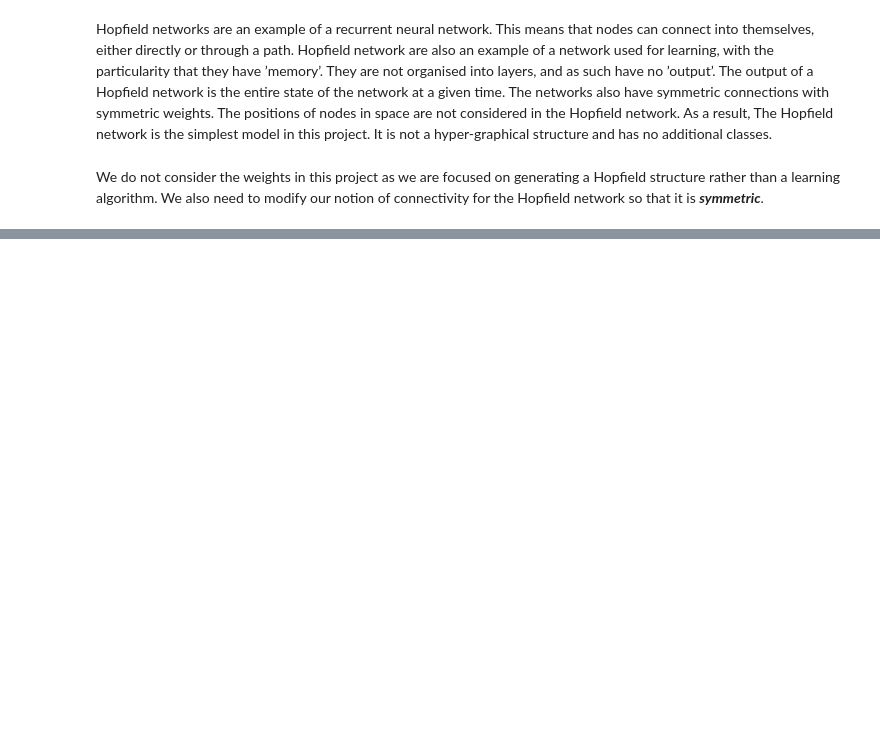
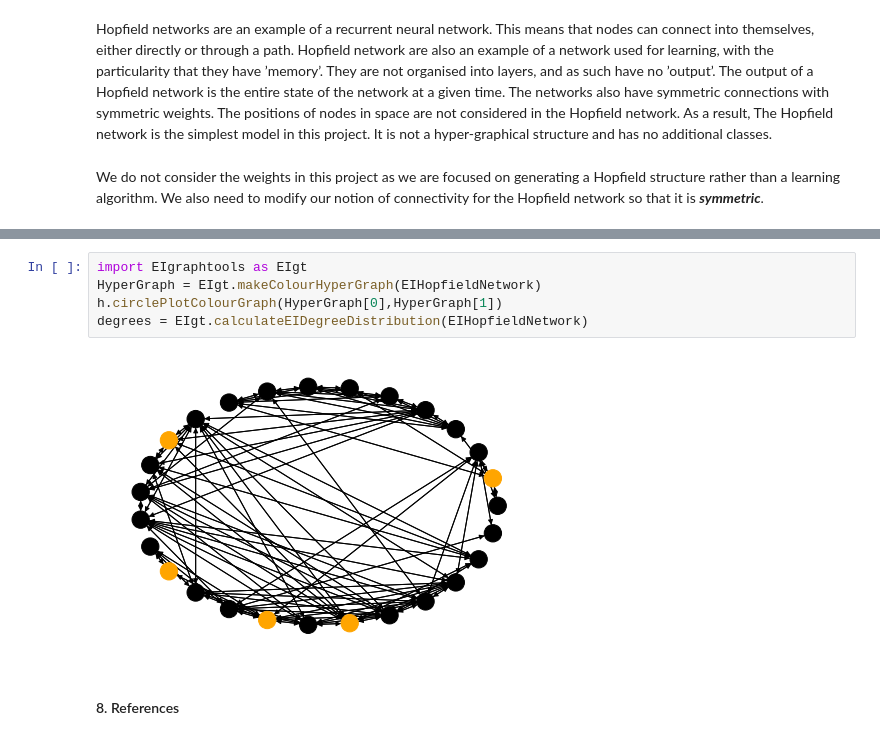
Before and after one commit to rnartallo/randomlygrownnetworks, a Jupyter notebook: HypExtRandNN.ipynb, the cells around one changed output, grey strips where cells are left out. Cells and saved outputs as stored; diff of their text form; blank space fills up the shorter version.

```diff
--- a/HypExtRandNN.ipynb
+++ b/HypExtRandNN.ipynb
@@ -373,0 +412,9 @@ We do not consider the weights in this project as we are focused on generating a
+# %%
+import EIgraphtools as EIgt
+HyperGraph = EIgt.makeColourHyperGraph(EIHopfieldNetwork)
+h.circlePlotColourGraph(HyperGraph[0],HyperGraph[1])
+degrees = EIgt.calculateEIDegreeDistribution(EIHopfieldNetwork)
+# %% [output]
+[figure, added]
+# %% [markdown]
+#### 8. References
```
Also changed, not shown: parts of 9 cells of this notebook, 3 other files.
